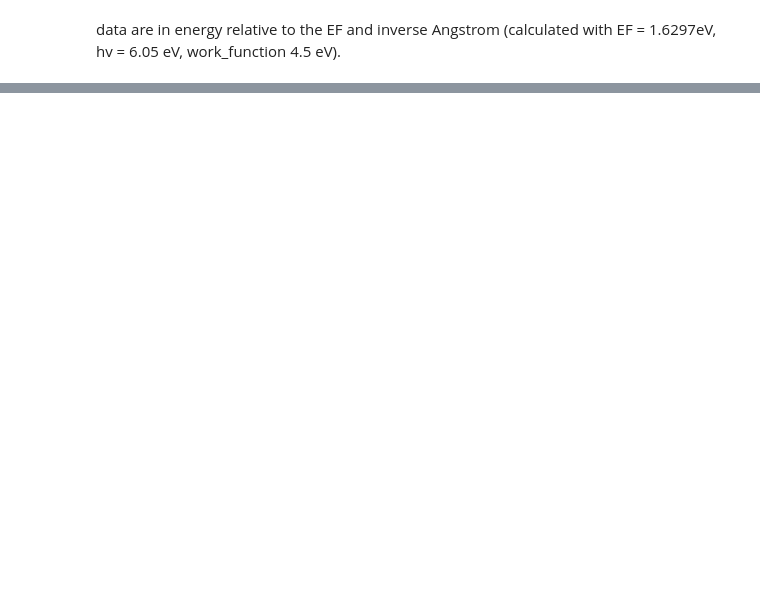
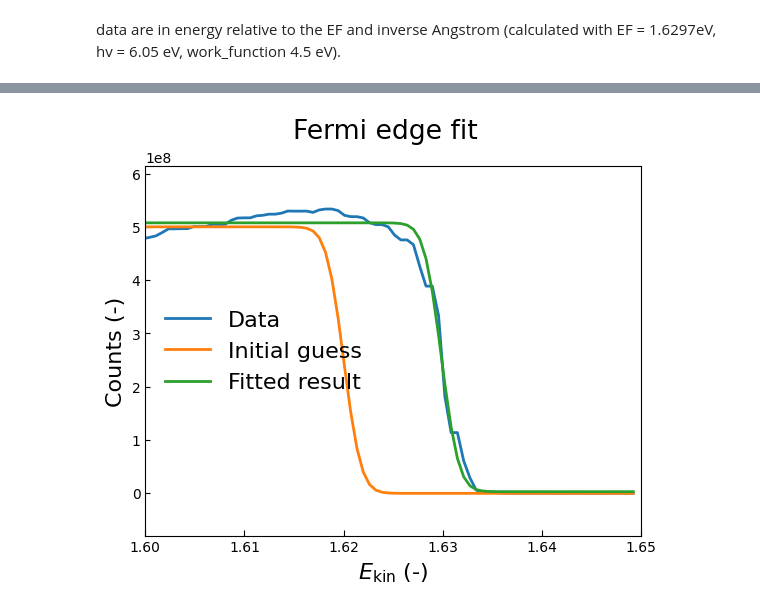
Before and after one commit to xARPES/xARPES, a Jupyter notebook: doc/notebooks/cu_111.ipynb, the cells around one changed output, grey strips where cells are left out. Saved outputs shown, nothing was run; the diff lists cells and outputs as text; code cells hidden in the pictures; blank space fills up the shorter version.

```diff
--- a/doc/notebooks/cu_111.ipynb
+++ b/doc/notebooks/cu_111.ipynb
@@ -47,0 +65,13 @@ fig = bmap.plot(abscissa='angle', ordinate='kinetic_energy', size_kwargs=dict(w=
+# %%
+%matplotlib inline
+
+fig = bmap.fit_fermi_edge(hnuminPhi_guess=1.62, background_guess=1e1,
+                          integrated_weight_guess=5e8,
+                          momentum_min=0.2, momentum_max=0.22,
+                          ekin_min=1.6, ekin_max=1.65,
+                          show=True, title='Fermi edge fit')
+
+print('The optimised hnu - Phi=' + f'{bmap.hnuminPhi:.4f}' + ' +/- '
+      + f'{1.96 * bmap.hnuminPhi_std:.5f}' + ' eV.')
+# %% [output]
+[figure, added]
```
Also changed, not shown: parts of 8 cells of this notebook, 7 other files.
